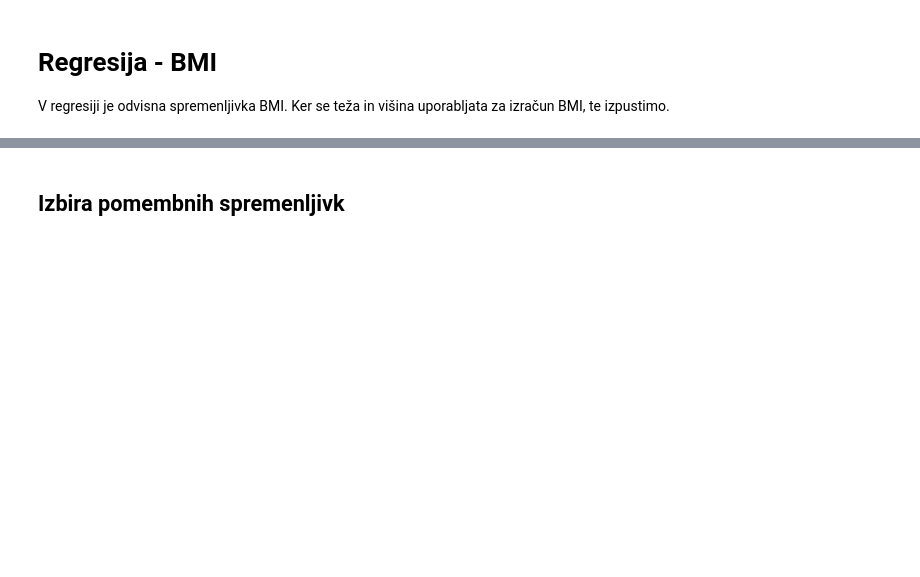
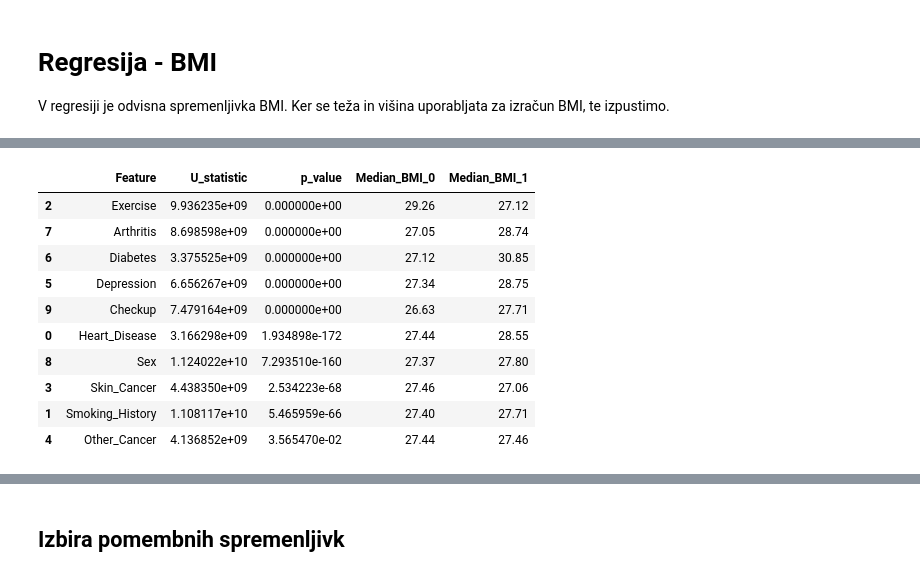
Before and after one commit to kris71028/Seminarska-naloga-VUI, a Jupyter notebook: regression.ipynb, the cells around one changed output, grey strips where cells are left out. Saved outputs shown, nothing was run; the diff lists cells and outputs as text; code cells hidden in the pictures; blank space fills up the shorter version.

```diff
--- a/regression.ipynb
+++ b/regression.ipynb
@@ -131,0 +149,14 @@ V regresiji je odvisna spremenljivka BMI. Ker se teža in višina uporabljata za
+# %%
+mann_whitney_u_correlation(df, ["Heart_Disease", "Smoking_History", "Exercise", "Skin_Cancer", "Other_Cancer", "Depression", "Diabetes", "Arthritis", "Sex", "Checkup"])
+# %% [output]
+|  | Feature | U_statistic | p_value | Median_BMI_0 | Median_BMI_1 |
+| 2 | Exercise | 9.936235e+09 | 0.000000e+00 | 29.26 | 27.12 |
+| 7 | Arthritis | 8.698598e+09 | 0.000000e+00 | 27.05 | 28.74 |
+| 6 | Diabetes | 3.375525e+09 | 0.000000e+00 | 27.12 | 30.85 |
+| 5 | Depression | 6.656267e+09 | 0.000000e+00 | 27.34 | 28.75 |
+| 9 | Checkup | 7.479164e+09 | 0.000000e+00 | 26.63 | 27.71 |
+| 0 | Heart_Disease | 3.166298e+09 | 1.934898e-172 | 27.44 | 28.55 |
+| 8 | Sex | 1.124022e+10 | 7.293510e-160 | 27.37 | 27.80 |
+| 3 | Skin_Cancer | 4.438350e+09 | 2.534223e-68 | 27.46 | 27.06 |
+| 1 | Smoking_History | 1.108117e+10 | 5.465959e-66 | 27.40 | 27.71 |
+| 4 | Other_Cancer | 4.136852e+09 | 3.565470e-02 | 27.44 | 27.46 |
```
Also changed, not shown: parts of 17 cells of this notebook, 1 other file.
